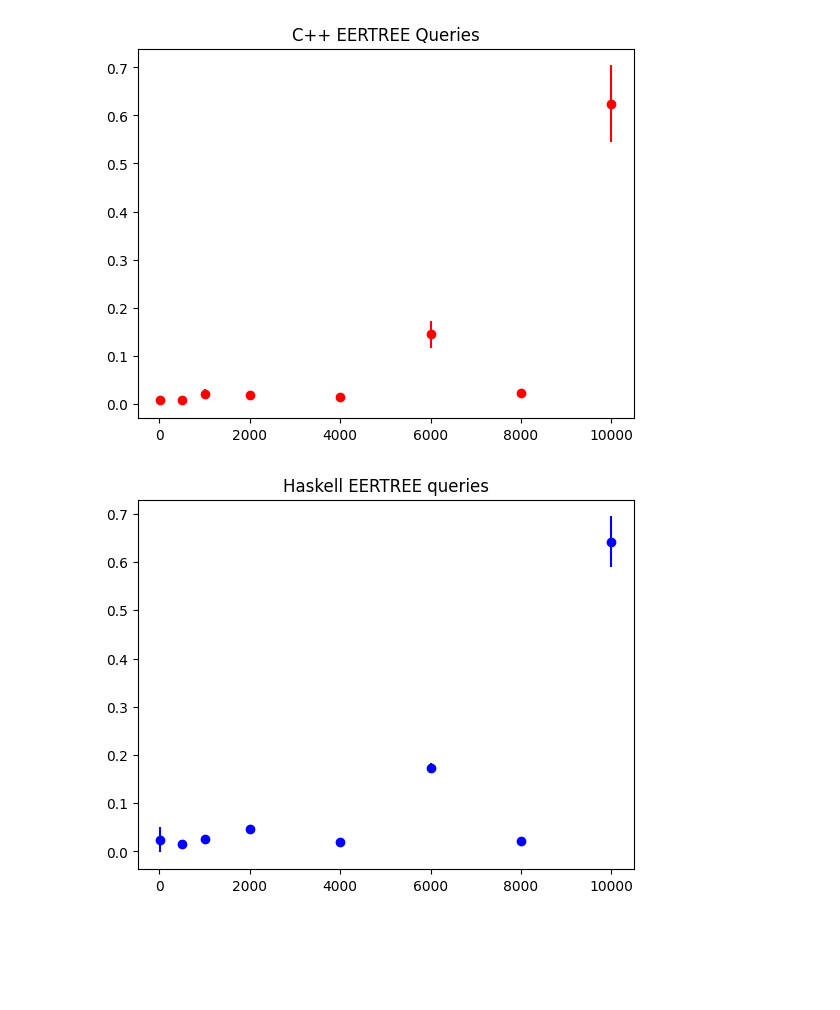
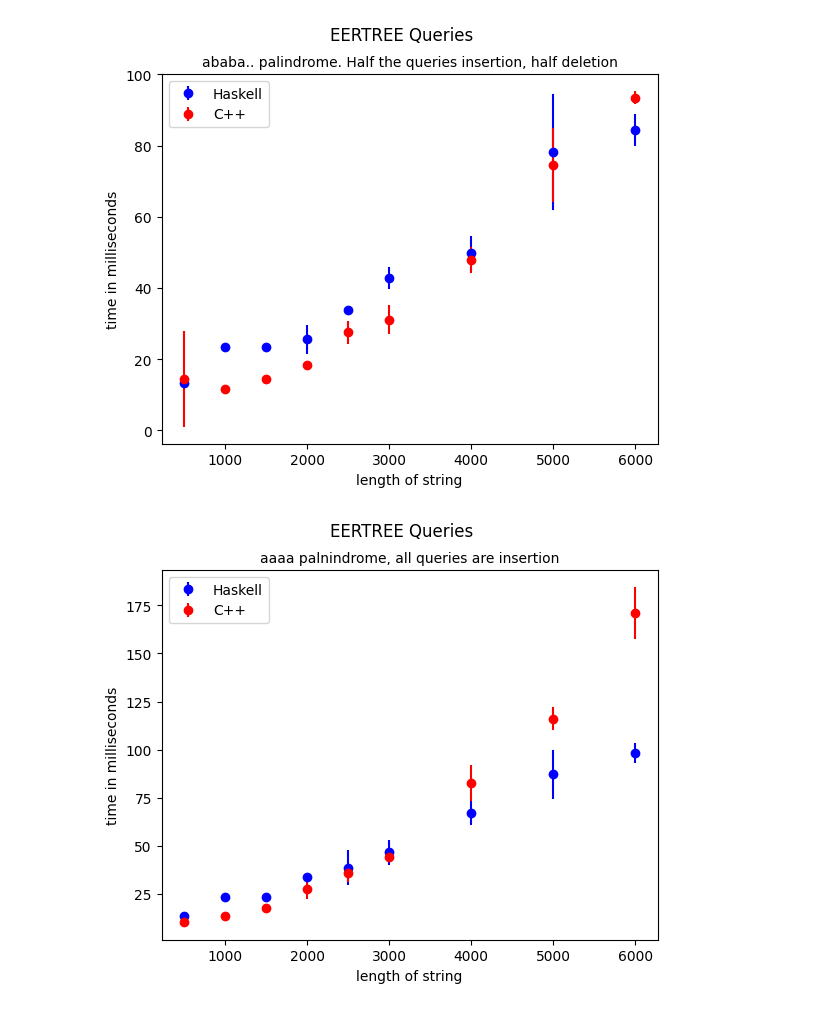
Before and after one commit to fizruk/eertree, a Jupyter notebook: app/Benchmarking.ipynb, the cells around one changed output. Saved outputs shown, nothing was run; the diff lists cells and outputs as text; code cells hidden in the pictures; blank space fills up the shorter version.

```diff
--- a/app/Benchmarking.ipynb
+++ b/app/Benchmarking.ipynb
@@ -14,23 +14,25 @@ def generate_random_palindrome(length):
         ret = half_ret + (half_ret[::-1])
     return ret
 
-def generate_n_spaced_palindromes(n):
-    length = random.randint(1, (30000 - 2 * n) //n)
+def generate_n_seperated_palindromes(n):
+    length = (n - 20) //10
     ret = ""
-    for _ in range(n):
+    for _ in range(10):
         sub_palindrome = generate_random_palindrome(length)
         ret += sub_palindrome
         ret += "qk" # seperator
     return ret
 
-def generate_test_case(n):
+def generate_test_case(n, choice):
     t = 100
     strings = []
-    for _ in range (100):
-        strings.append(generate_random_string(n))
-    for _ in range (100):
-        strings.append(generate_n_spaced_palindromes(n//5))
-
+    for _ in range (t):
+        if(choice == 0):
+            strings.append(generate_random_string(n))
+        elif (choice == 1):
+            strings.append(generate_random_palindrome(n))
+        else:
+            strings.append(generate_n_seperated_palindromes(n))
     return t, strings
 # %%
 import subprocess
@@ -141,29 +163,27 @@ for i in range(1, 9):
 # %%
 import numpy as np
 import matplotlib.pyplot as plt
 
-mean_c, std_c = [], []
-mean_hs, std_hs = [], []
-
-for i in range (8):
-    mean_c.append(np.mean(time_difs_c[i])/1e9)
-    std_c.append(np.std(time_difs_c[i])/1e9)
-    mean_hs.append(np.mean(time_difs_hs[i])/1e9)
-    std_hs.append(np.std(time_difs_hs[i])/1e9)
-
-plt.errorbar(xs, mean_c, yerr=std_c, fmt="o", color="r")
-plt.title("C++ EERTREE Queries")
-plt.show()
-plt.errorbar(xs, mean_hs, yerr=std_hs, fmt="o", color="b")
-plt.title("Haskell EERTREE queries")
-plt.show()
-plt.errorbar(xs, mean_hs, yerr=std_hs, fmt="o", color="b", label="Haskell")
-plt.errorbar(xs, mean_c, yerr=std_c, fmt="o", color="r", label="C++")
-plt.title("EERTREE Queries")
-plt.ylabel("time in seconds")
-plt.xlabel("length of string")
-plt.legend()
-plt.show()
+titles = ["ababa.. palindrome. Half the queries insertion, half deletion"]
+titles.append("aaaa palnindrome, all queries are insertion")
+titles.append("aaaa palindromes, half the queries are insertion, half are deletion")
+titles.append("Random queries on a random string, mostly insertion")
+for j in range (4):
+    mean_c, std_c = [], []
+    mean_hs, std_hs = [], []
+    for i in range (9):
+        mean_c.append(np.mean(time_difs_c[i][j])/1e6)
+        std_c.append(np.std(time_difs_c[i][j])/1e6)
+        mean_hs.append(np.mean(time_difs_hs[i][j])/1e6)
+        std_hs.append(np.std(time_difs_hs[i][j])/1e6)
+    plt.errorbar(xs, mean_hs, yerr=std_hs, fmt="o", color="b", label="Haskell")
+    plt.errorbar(xs, mean_c, yerr=std_c, fmt="o", color="r", label="C++")
+    plt.suptitle("EERTREE Queries")
+    plt.title(titles[j], fontsize=10)
+    plt.ylabel("time in milliseconds")
+    plt.xlabel("length of string")
+    plt.legend()
+    plt.show()
 # %% [output]
-[figure, old version]
+[figure, new version]
-[figure, old version]
+[figure, new version]
```
Also changed, not shown: parts of 4 cells of this notebook, 46 other files.
